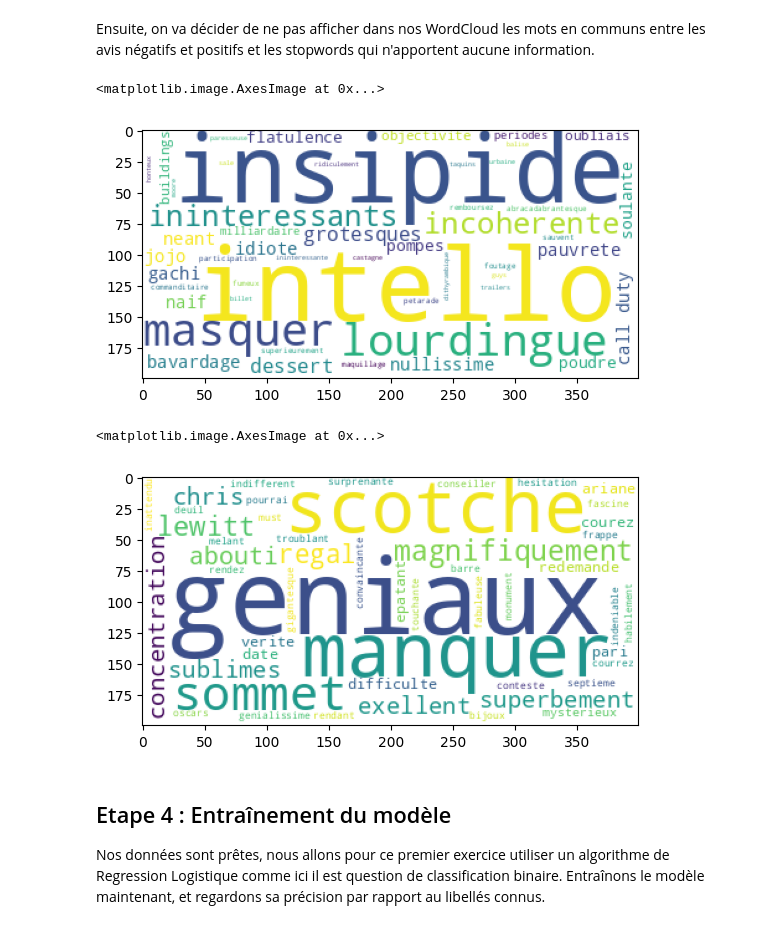
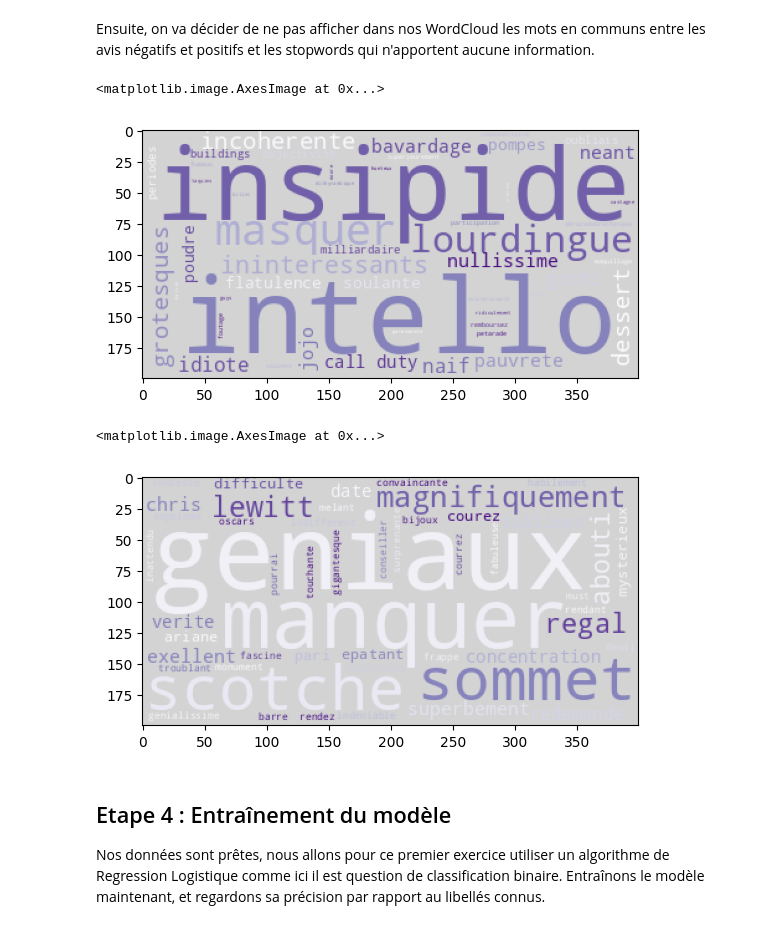
Before and after one commit to basileguerin/Brief_NLP, a Jupyter notebook: ML/Brief_NLP.ipynb, the cells around one changed output. Cells and saved outputs as stored; diff of their text form; code cells hidden in the pictures.

```diff
--- a/ML/Brief_NLP.ipynb
+++ b/ML/Brief_NLP.ipynb
@@ -78,6 +73,8 @@ def codage_libelle(data):
+# %%
+df['Notes'] = df['Notes'].astype('float')
+df.loc[df['Notes'] < 3, ['Notes']] = 0
+df.loc[df['Notes'] >= 3, ['Notes']] = 1
 # %%
-df['Notes'] = df['Notes'].astype('float')
-df['Notes'] = codage_libelle(df['Notes'])
-
+df['Notes'] = df['Notes'].astype('int')
 df['Notes'].value_counts()
 # %% [output]
@@ -232,17 +222,17 @@ words_film_related = list(set1.intersection(set2))
 
 stopwords_cloud = stopwords.words('french') + words_film_related
 # %%
-wordcloud_neg = WordCloud(background_color='white', max_words=50, min_word_length=3, stopwords=stopwords_cloud).generate(text_negatif)
+wordcloud_neg = WordCloud(background_color='#D3D3D3', colormap='Purples', max_words=50, min_word_length=3, stopwords=stopwords_cloud).generate(text_negatif)
 plt.imshow(wordcloud_neg)
 # %% [output]
 <matplotlib.image.AxesImage at 0x...>
-[figure, old version]
+[figure, new version]
 # %%
-wordcloud_neg = WordCloud(background_color='white', max_words=50, min_word_length=3, stopwords=stopwords_cloud).generate(text_positif)
-plt.imshow(wordcloud_neg)
+wordcloud_pos = WordCloud(background_color='#D3D3D3', colormap='Purples', max_words=50, min_word_length=3, stopwords=stopwords_cloud).generate(text_positif)
+plt.imshow(wordcloud_pos)
 # %% [output]
 <matplotlib.image.AxesImage at 0x...>
-[figure, old version]
+[figure, new version]
 # %% [markdown]
 ## Etape 4 : Entraînement du modèle
 
```
Also changed, not shown: parts of 5 cells of this notebook.
